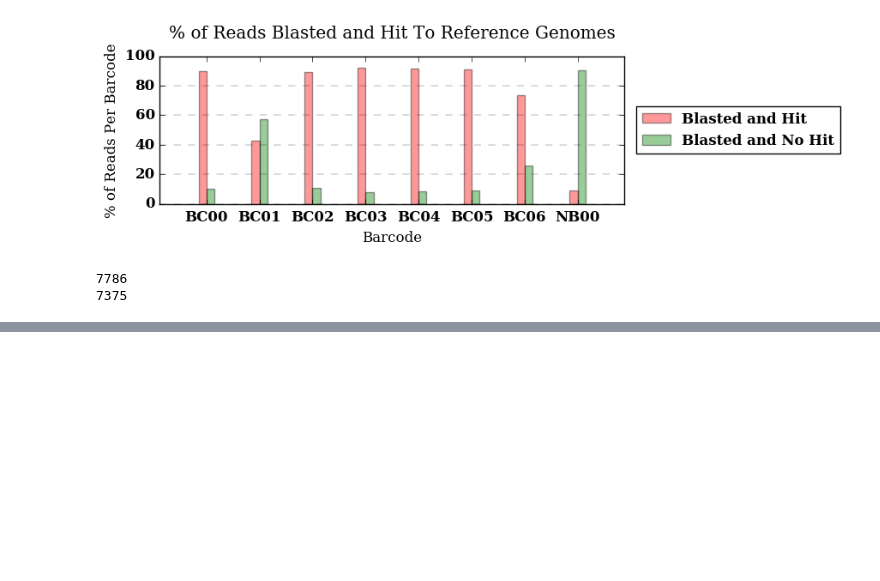
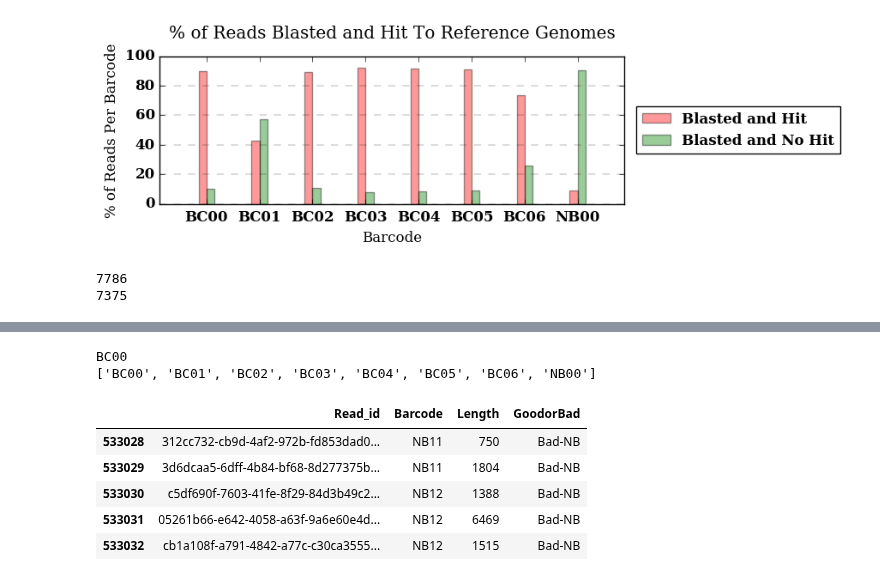
Before and after one commit to BenjaminSchwessinger/Gamran, a Jupyter notebook: MinIon_analysis_12122016_Wagga_initial-Copy1.ipynb, the cells around one changed output, grey strips where cells are left out. Saved outputs shown, nothing was run; the diff lists cells and outputs as text; code cells hidden in the pictures; blank space fills up the shorter version.

```diff
--- a/MinIon_analysis_12122016_Wagga_initial-Copy1.ipynb
+++ b/MinIon_analysis_12122016_Wagga_initial-Copy1.ipynb
@@ -989,0 +1017,16 @@ print(len(BC01_sseqid_ulist))
+# %%
+#Produces list of files in data directory as strings, assigns to list_names
+file_names_417 = [x for x in list(os.walk('.', topdown=False))][1][2]
+file_names_417.sort()
+file_names_417
+
+#ake a list of all available barcodes, based on fasta file names
+file_names_417_barcodelist = []
+for bcs in range(0, len(file_names_417)):
+    file_names_417_barcodelist.append(file_names_417[bcs][-7:-3]) #Convert to a search parameter?
+
+print(file_names_417[0][-7:-3])
+print(file_names_417_barcodelist)
+# %% [output]
+BC00
+['BC00', 'BC01', 'BC02', 'BC03', 'BC04', 'BC05', 'BC06', 'NB00']
@@ -989,0 +1077,9 @@ print(len(BC01_sseqid_ulist))
+# %%
+poretools_df.tail()
+# %% [output]
+|  | Read_id | Barcode | Length | GoodorBad |
+| 533028 | 312cc732-cb9d-4af2-972b-fd853dad0... | NB11 | 750 | Bad-NB |
+| 533029 | 3d6dcaa5-6dff-4b84-bf68-8d277375b... | NB11 | 1804 | Bad-NB |
+| 533030 | c5df690f-7603-41fe-8f29-84d3b49c2... | NB12 | 1388 | Bad-NB |
+| 533031 | 05261b66-e642-4058-a63f-9a6e60e4d... | NB12 | 6469 | Bad-NB |
+| 533032 | cb1a108f-a791-4842-a77c-c30ca3555... | NB12 | 1515 | Bad-NB |
```
Also changed, not shown: parts of 17 cells of this notebook.
